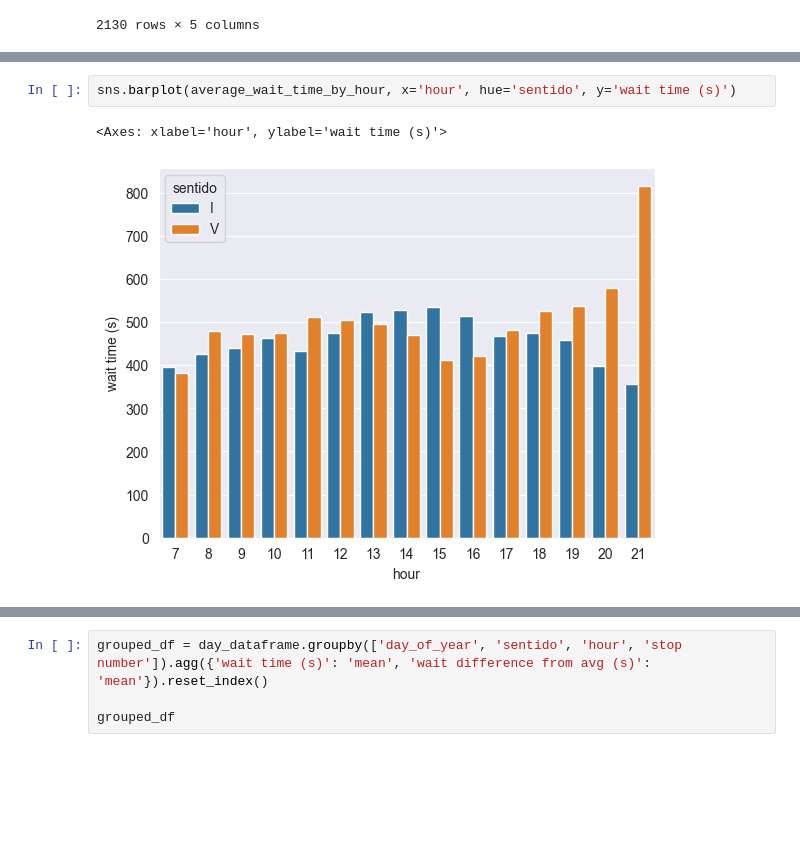
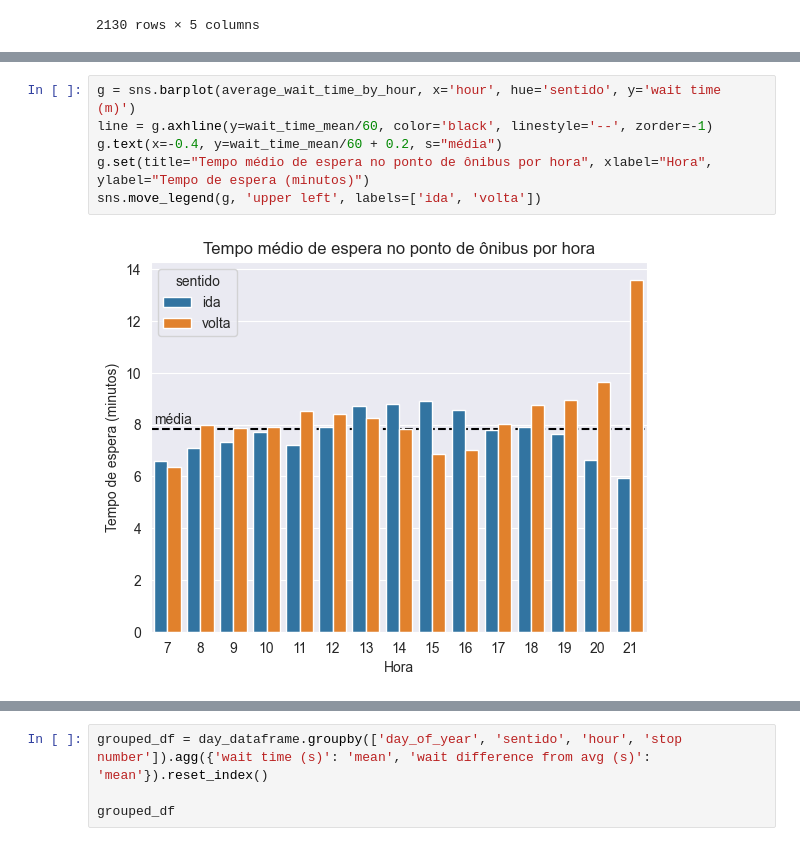
Before and after one commit to Thlamz/transportation, a Jupyter notebook: analysis.ipynb, the cells around one changed output, grey strips where cells are left out. Drawn from its saved outputs; the diff is of its cells as text; blank space fills up the shorter version.

```diff
--- a/analysis.ipynb
+++ b/analysis.ipynb
@@ -600,7 +334,10 @@ average_wait_time_by_hour
-# %%
-sns.barplot(average_wait_time_by_hour, x='hour', hue='sentido', y='wait time (s)')
-# %% [output]
-<Axes: xlabel='hour', ylabel='wait time (s)'>
-[figure, removed]
+# %%
+g = sns.barplot(average_wait_time_by_hour, x='hour', hue='sentido', y='wait time (m)')
+line = g.axhline(y=wait_time_mean/60, color='black', linestyle='--', zorder=-1)
+g.text(x=-0.4, y=wait_time_mean/60 + 0.2, s="média")
+g.set(title="Tempo médio de espera no ponto de ônibus por hora", xlabel="Hora", ylabel="Tempo de espera (minutos)")
+sns.move_legend(g, 'upper left', labels=['ida', 'volta'])
+# %% [output]
+[figure, added]
 # %%
 g = sns.barplot(average_wait_time_by_hour, x='hour', hue='sentido', y='wait difference from avg (s)')
```
Also changed, not shown: parts of 39 cells of this notebook, 1 other file.
